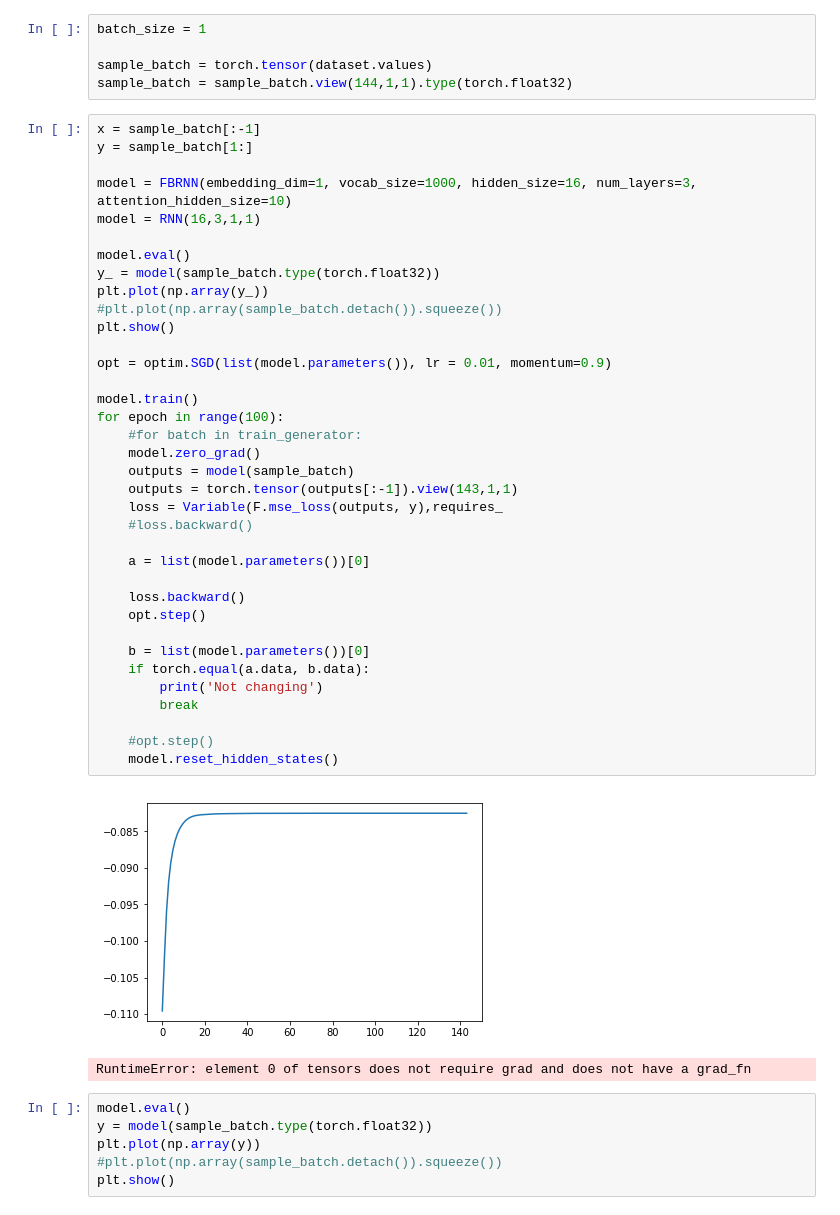
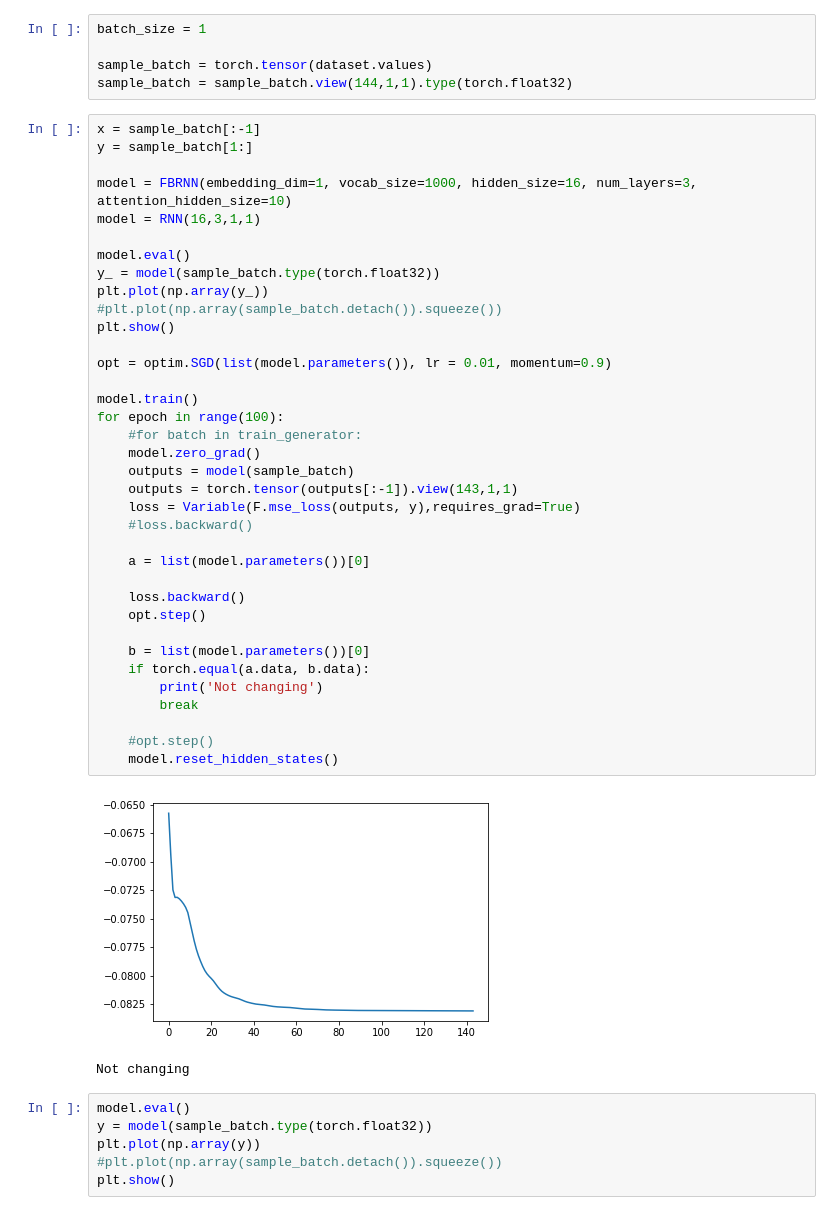
Before and after one commit to jordanott/FBRNN, a Jupyter notebook: Notebooks/FeedBackRNN.ipynb, the cells around one changed output. Drawn from its saved outputs; the diff is of its cells as text.

Commit message:
requires_grad=True

```diff
--- a/Notebooks/FeedBackRNN.ipynb
+++ b/Notebooks/FeedBackRNN.ipynb
@@ -46,36 +46,36 @@ model = RNN(16,3,1,1)
 
 model.eval()
 y_ = model(sample_batch.type(torch.float32))
 plt.plot(np.array(y_))
 #plt.plot(np.array(sample_batch.detach()).squeeze())
 plt.show()
 
 opt = optim.SGD(list(model.parameters()), lr = 0.01, momentum=0.9)
 
 model.train()
 for epoch in range(100):
     #for batch in train_generator:
     model.zero_grad()
     outputs = model(sample_batch)
     outputs = torch.tensor(outputs[:-1]).view(143,1,1)
-    loss = Variable(F.mse_loss(outputs, y),requires_
+    loss = Variable(F.mse_loss(outputs, y),requires_grad=True)
     #loss.backward()
 
     a = list(model.parameters())[0]
 
     loss.backward()
     opt.step()
 
     b = list(model.parameters())[0]
     if torch.equal(a.data, b.data):
         print('Not changing')
         break
 
     #opt.step()
     model.reset_hidden_states()
 # %% [output]
-[figure, old version]
+[figure, new version]
-RuntimeError: element 0 of tensors does not require grad and does not have a grad_fn
+Not changing
 # %%
 model.eval()
 y = model(sample_batch.type(torch.float32))
```
